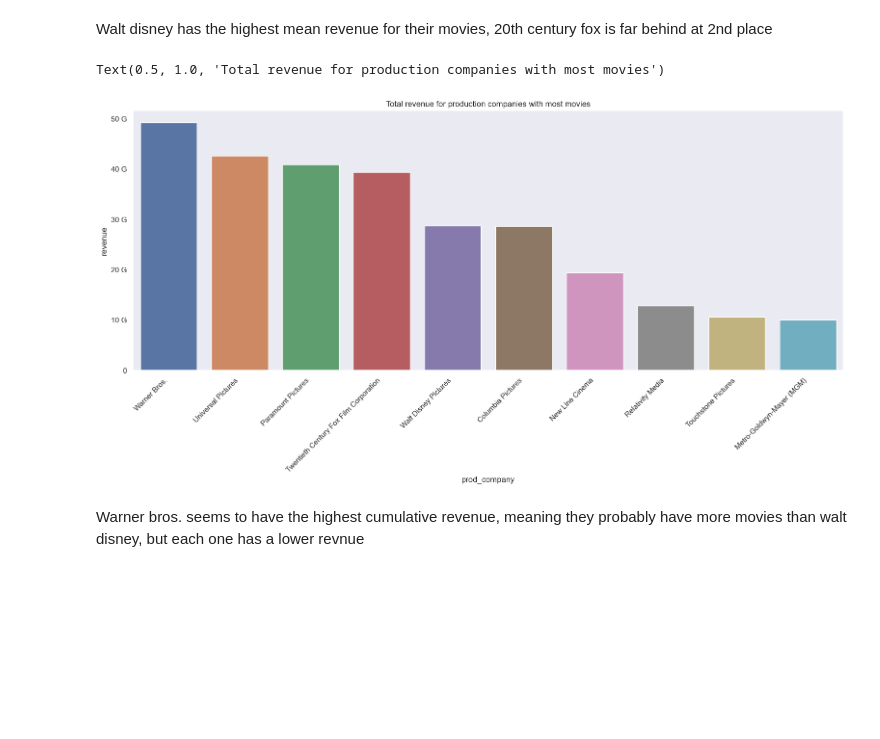
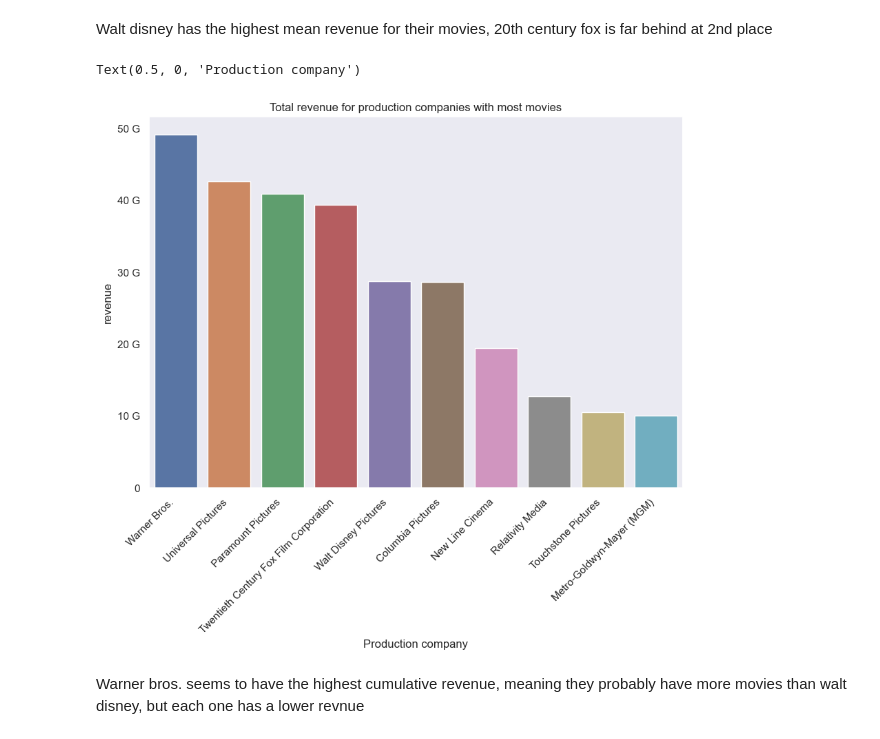
Before and after one commit to DanielHelps/TMDB-movies-analysis-and-predition, a Jupyter notebook: ratings.ipynb, the cells around one changed output. Cells and saved outputs as stored; diff of their text form; code cells hidden in the pictures; blank space fills up the shorter version.

```diff
--- a/ratings.ipynb
+++ b/ratings.ipynb
@@ -308,14 +310,15 @@ Text(0.5, 1.0, 'Average revenue for production companies with most movies')
 # %% [markdown]
 Walt disney has the highest mean revenue for their movies, 20th century fox is far behind at 2nd place
 # %%
-fig, ax = plt.subplots(figsize=(19,7))
+fig, ax = plt.subplots(figsize=(10,7))
 sns.barplot(data=df_prods_sum_top_10,x=df_prods_sum_top_10.index,y='revenue',order=df_prods_sum_top_10['revenue'].sort_values(ascending=False).index)
 ax.set_xticklabels(labels=df_prods_sum_top_10['revenue'].sort_values(ascending=False).index, rotation=45, ha='right')
 ax.yaxis.set_major_formatter(fmt)
 ax.set_title('Total revenue for production companies with most movies')
+plt.xlabel('Production company')
 # %% [output]
-Text(0.5, 1.0, 'Total revenue for production companies with most movies')
+Text(0.5, 0, 'Production company')
-[figure, old version]
+[figure, new version]
 # %% [markdown]
 Warner bros. seems to have the highest cumulative revenue, meaning they probably have more movies than walt disney, but each one has a lower revnue
 # %%
```
Also changed, not shown: parts of 37 cells of this notebook.
